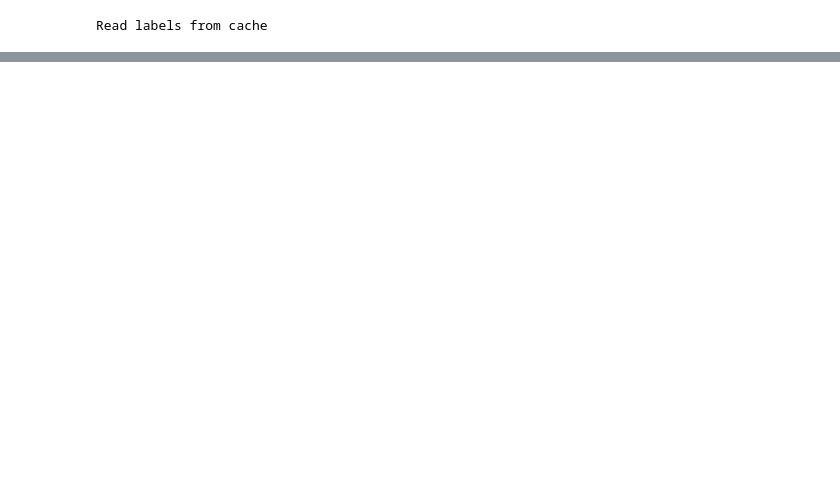
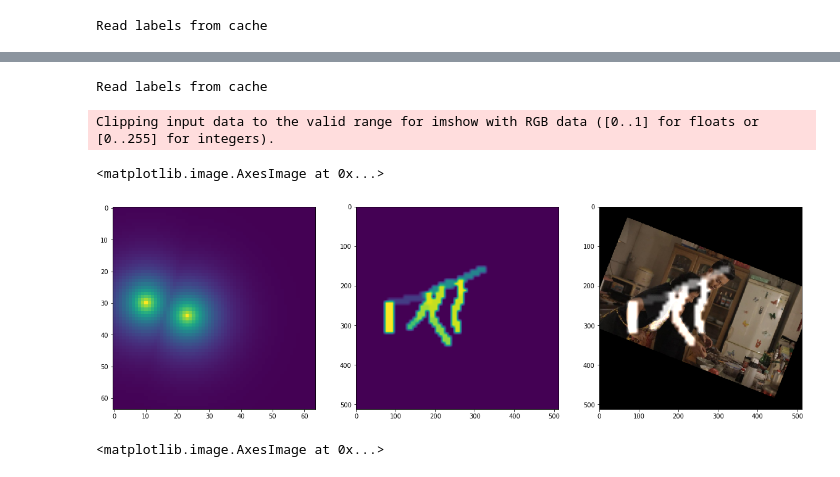
Before and after one commit to zc402/ChineseTrafficPolicePose, a Jupyter notebook: TestDisplay.ipynb, the cells around one changed output, grey strips where cells are left out. Drawn from its saved outputs; the diff is of its cells as text; code cells hidden in the pictures; blank space fills up the shorter version.

```diff
--- a/TestDisplay.ipynb
+++ b/TestDisplay.ipynb
@@ -57,0 +59,32 @@ Clipping input data to the valid range for imshow with RGB data ([0..1] for floa
+# %%
+
+gen_PCM_PAF_IMG = label_loader.generator_PCM_PAF_IMG(2, (512, 512), 8)
+BC,BA,BI = next(gen_PCM_PAF_IMG)
+# %% [output]
+Read labels from cache
+# %%
+
+all_bones = np.amax(np.absolute(BA[1,:,:,:]), axis = 2)
+heat_overlay = cv2.resize(all_bones, (512, 512))
+
+plt.figure(figsize=(20,10))
+plt.subplot(1,3,1)
+plt.imshow(BC[1,:,:,1])
+plt.subplot(1,3,2)
+plt.imshow(heat_overlay)
+plt.subplot(1,3,3)
+plt.imshow(BI[1]+heat_overlay[...,np.newaxis])
+# %% [output]
+Clipping input data to the valid range for imshow with RGB data ([0..1] for floats or [0..255] for integers).
+<matplotlib.image.AxesImage at 0x...>
+[figure, added]
+# %%
+%matplotlib tk
+plt.figure(figsize=(20,10))
+plt.subplot(1,2,1)
+heat = np.amax(BC[1, :, :, 9:11], axis = 2)
+plt.imshow(BC[1,:,:,0])
+plt.subplot(1,2,2)
+plt.imshow(BI[1])
+# %% [output]
+<matplotlib.image.AxesImage at 0x...>
```
Also changed, not shown: parts of 3 cells of this notebook, 4 other files.
